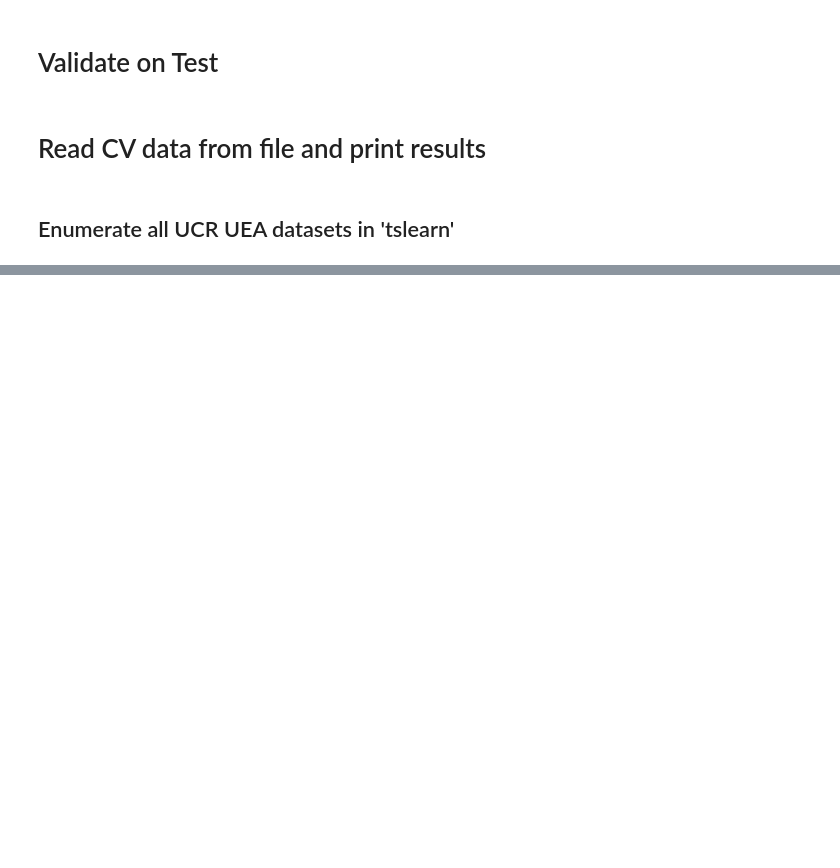
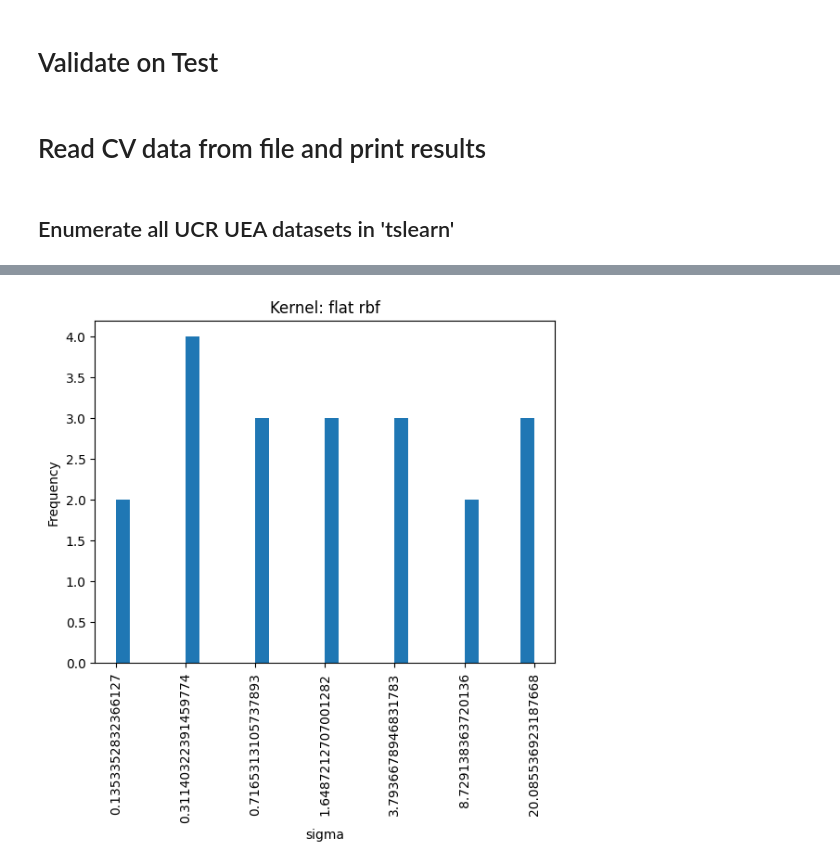
Before and after one commit to nikitazozoulenko/kernel-timeseries-anomaly-detection, a Jupyter notebook: print_results.ipynb, the cells around one changed output, grey strips where cells are left out. Drawn from its saved outputs; the diff is of its cells as text; code cells hidden in the pictures; blank space fills up the shorter version.

```diff
--- a/print_results.ipynb
+++ b/print_results.ipynb
@@ -122,0 +280,4 @@ for dataset_name in UCR_UEA_datasets.list_multivariate_datasets():
+# %%
+plot_cv_params_single_kernel(cv_results, "sigma", "flat rbf")
+# %% [output]
+[figure, added]
```
Also changed, not shown: parts of 7 cells of this notebook, 2 other files.
